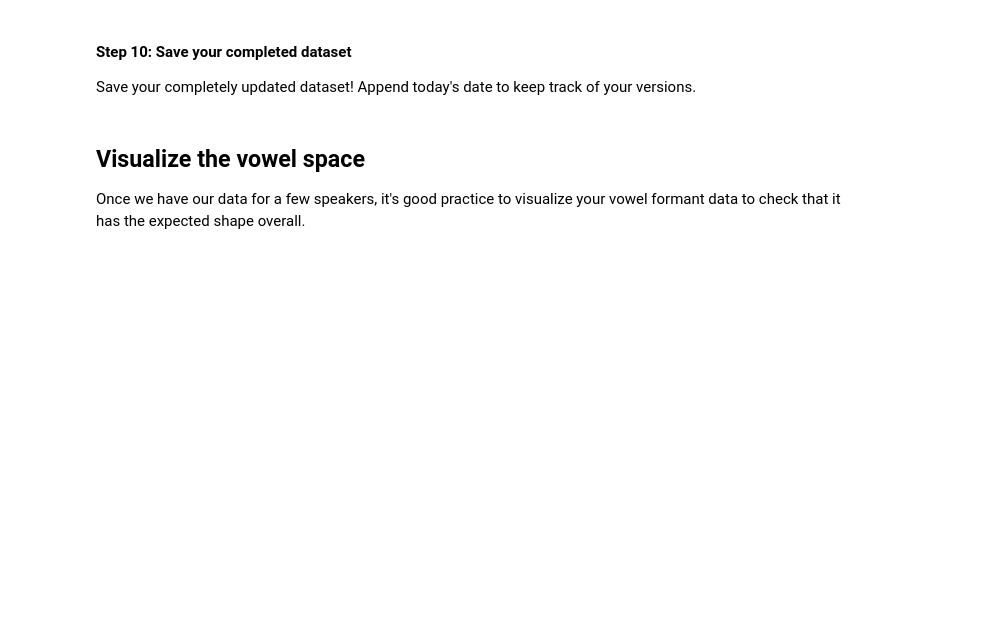
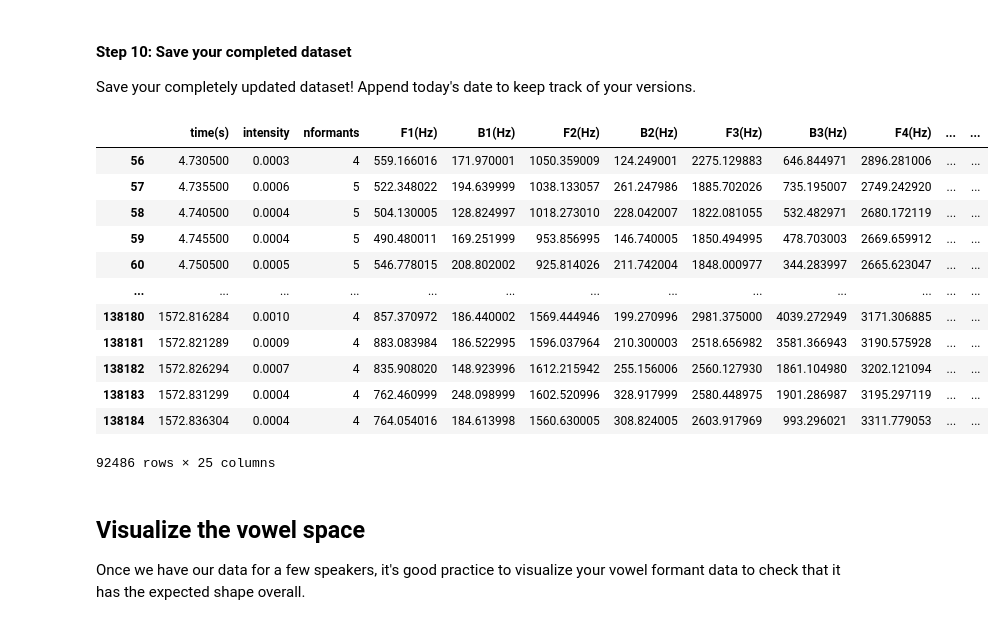
Before and after one commit to acgalvano/FormantPath-vowels, a Jupyter notebook: get_formant_path.ipynb, the cells around one changed output. Drawn from its saved outputs; the diff is of its cells as text; code cells hidden in the pictures; blank space fills up the shorter version.

```diff
--- a/get_formant_path.ipynb
+++ b/get_formant_path.ipynb
@@ -362,6 +362,23 @@ Save your completely updated dataset! Append today's date to keep track of your
 # %%
 # Save w/ original filename plus tag for metadata and date for reference
 final_fmtdf.to_feather('./formant-paths_04-01-25.ft')
+# %%
+final_fmtdf = pd.read_feather('./formant-paths_04-01-25.ft')
+final_fmtdf
+# %% [output]
+|  | time(s) | intensity | nformants | F1(Hz) | B1(Hz) | F2(Hz) | B2(Hz) | F3(Hz) | B3(Hz) | F4(Hz) | ... | ... |
+| 56 | 4.730500 | 0.0003 | 4 | 559.166016 | 171.970001 | 1050.359009 | 124.249001 | 2275.129883 | 646.844971 | 2896.281006 | ... | ... |
+| 57 | 4.735500 | 0.0006 | 5 | 522.348022 | 194.639999 | 1038.133057 | 261.247986 | 1885.702026 | 735.195007 | 2749.242920 | ... | ... |
+| 58 | 4.740500 | 0.0004 | 5 | 504.130005 | 128.824997 | 1018.273010 | 228.042007 | 1822.081055 | 532.482971 | 2680.172119 | ... | ... |
+| 59 | 4.745500 | 0.0004 | 5 | 490.480011 | 169.251999 | 953.856995 | 146.740005 | 1850.494995 | 478.703003 | 2669.659912 | ... | ... |
+| 60 | 4.750500 | 0.0005 | 5 | 546.778015 | 208.802002 | 925.814026 | 211.742004 | 1848.000977 | 344.283997 | 2665.623047 | ... | ... |
+| ... | ... | ... | ... | ... | ... | ... | ... | ... | ... | ... | ... | ... |
+| 138180 | 1572.816284 | 0.0010 | 4 | 857.370972 | 186.440002 | 1569.444946 | 199.270996 | 2981.375000 | 4039.272949 | 3171.306885 | ... | ... |
+| 138181 | 1572.821289 | 0.0009 | 4 | 883.083984 | 186.522995 | 1596.037964 | 210.300003 | 2518.656982 | 3581.366943 | 3190.575928 | ... | ... |
+| 138182 | 1572.826294 | 0.0007 | 4 | 835.908020 | 148.923996 | 1612.215942 | 255.156006 | 2560.127930 | 1861.104980 | 3202.121094 | ... | ... |
+| 138183 | 1572.831299 | 0.0004 | 4 | 762.460999 | 248.098999 | 1602.520996 | 328.917999 | 2580.448975 | 1901.286987 | 3195.297119 | ... | ... |
+| 138184 | 1572.836304 | 0.0004 | 4 | 764.054016 | 184.613998 | 1560.630005 | 308.824005 | 2603.917969 | 993.296021 | 3311.779053 | ... | ... |
+92486 rows × 25 columns
 # %% [markdown]
 ## Visualize the vowel space
 Once we have our data for a few speakers, it's good practice to visualize your vowel formant data to check that it has the expected shape overall.
```
Also changed, not shown: parts of 2 cells of this notebook.
